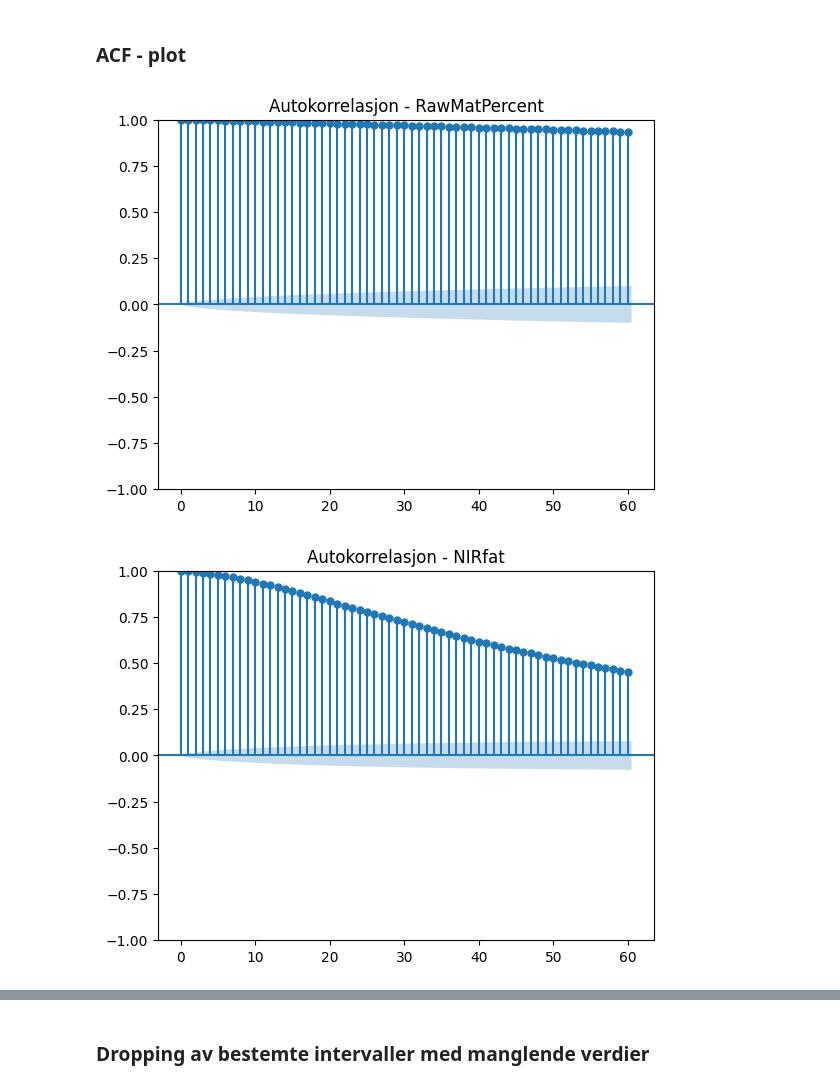
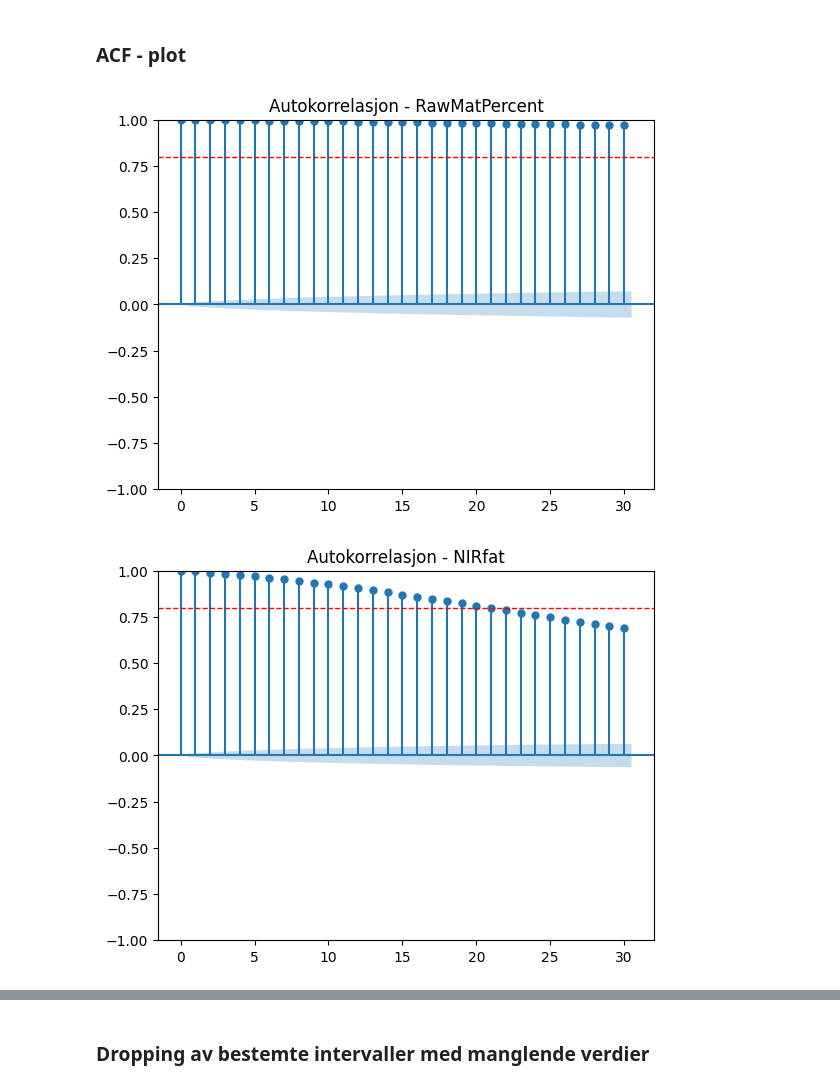
Before and after one commit to PreyPython123/Master-V24-Semiveiledet-Regresjon, a Jupyter notebook: Bioco_Databehandling_av_manglende_verdier.ipynb, the cells around one changed output, grey strips where cells are left out. Drawn from its saved outputs; the diff is of its cells as text; code cells hidden in the pictures.

```diff
--- a/Bioco_Databehandling_av_manglende_verdier.ipynb
+++ b/Bioco_Databehandling_av_manglende_verdier.ipynb
@@ -129,5 +272,11 @@ Totalt manglende verdier og Andel totalt manglende verdier
 # %%
-print("Totalt manglende verdier:", (bioco_data.isnull().sum().sum()),
-      ", og andel totalt manglende verdier:",
-       round((bioco_data.isnull().sum().sum())/(43251*17), 3))
+n_observasjoner = bioco_data.shape[0]
+
+prediktor = bioco_data.columns[:-4]
+n_prediktor= len(prediktor)
+
+print(f"Totalt manglende verdier i forklaringsdata:\
+ {(bioco_data[prediktor].isnull().sum().sum())}\
+ og andel totalt manglende verdier:\
+  {round((bioco_data[prediktor].isnull().sum().sum())/(n_observasjoner*n_prediktor), 3)}")
 # %% [output]
@@ -184,11 +332,16 @@ dtype: int64
 # %%
 prediktorer = bioco_data.columns[6:-4].to_list()
 
 for prediktor in prediktorer:
-  plot_acf(bioco_data[prediktor].values.squeeze(),
-           lags=60,
-           missing='drop',
-           title='Autokorrelasjon - ' + str(prediktor))
+    fig, ax = plt.subplots()
+    plot_acf(bioco_data[prediktor].values.squeeze(),
+             lags=30,
+             missing='conservative',
+             ax=ax)
+
+    ax.axhline(y=0.8, linestyle='--', color='red', linewidth=1)
+    ax.set_title('Autokorrelasjon - ' + str(prediktor))
+    plt.show()
 # %% [output]
-[figure, old version]
+[figure, new version]
-[figure, old version]
+[figure, new version]
```
Also changed, not shown: parts of 18 cells of this notebook.
